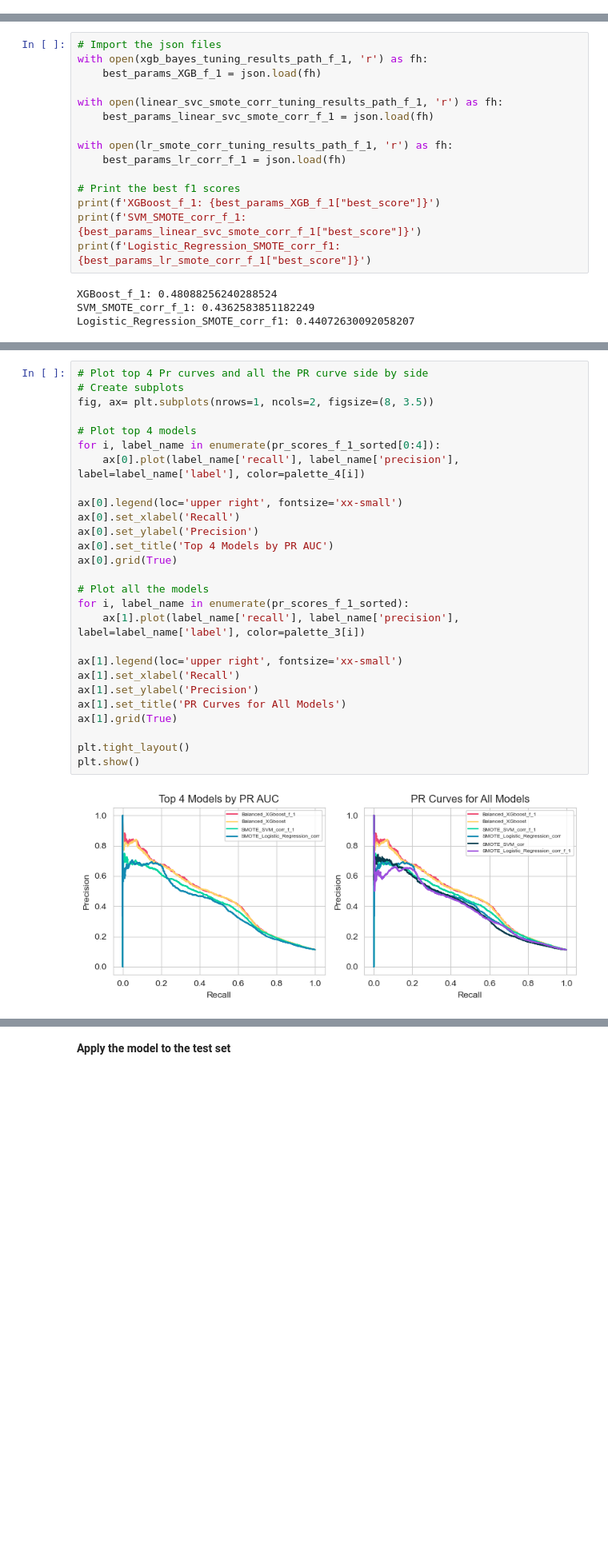
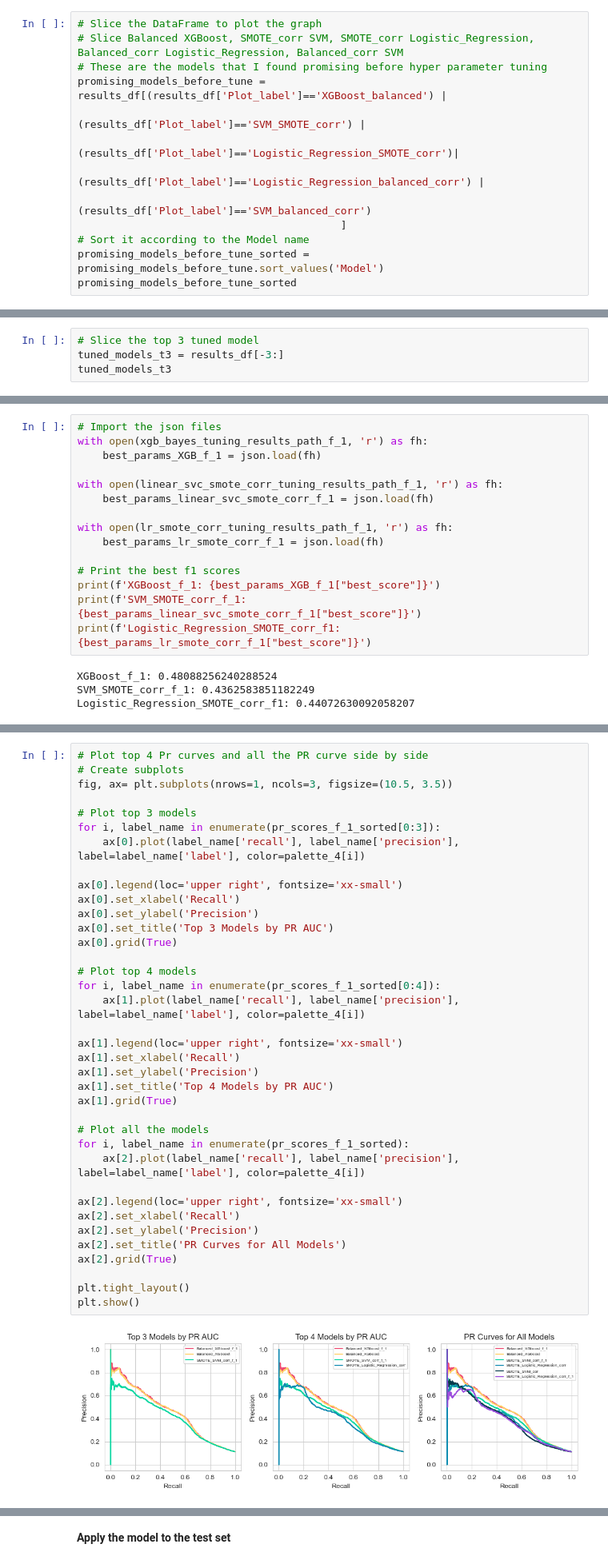
Before and after one commit to Itaru2018/bankmarketing_jupyter, a Jupyter notebook: Bank_Marketing.ipynb, the cells around one changed output, grey strips where cells are left out. Shown at 80% size. Saved outputs shown, nothing was run; the diff lists cells and outputs as text; blank space fills up the shorter version.

```diff
--- a/Bank_Marketing.ipynb
+++ b/Bank_Marketing.ipynb
@@ -1397,0 +1491,13 @@ Although Balanced_Logistic_Regression_corr shows similar overall performance, it
+# %%
+# Slice the DataFrame to plot the graph
+# Slice Balanced XGBoost, SMOTE_corr SVM, SMOTE_corr Logistic_Regression, Balanced_corr Logistic_Regression, Balanced_corr SVM
+# These are the models that I found promising before hyper parameter tuning
+promising_models_before_tune = results_df[(results_df['Plot_label']=='XGBoost_balanced') |
+                                          (results_df['Plot_label']=='SVM_SMOTE_corr') |
+                                          (results_df['Plot_label']=='Logistic_Regression_SMOTE_corr')|
+                                          (results_df['Plot_label']=='Logistic_Regression_balanced_corr') |
+                                          (results_df['Plot_label']=='SVM_balanced_corr')
+                                          ]
+# Sort it according to the Model name
+promising_models_before_tune_sorted = promising_models_before_tune.sort_values('Model')
+promising_models_before_tune_sorted
@@ -1397,0 +1511,4 @@ Although Balanced_Logistic_Regression_corr shows similar overall performance, it
+# %%
+# Slice the top 3 tuned model
+tuned_models_t3 = results_df[-3:]
+tuned_models_t3
@@ -1972,7 +2095,7 @@ with open(linear_svc_smote_corr_tuning_results_path_f_1, 'r') as fh:
     best_params_linear_svc_smote_corr_f_1 = json.load(fh)
 
 with open(lr_smote_corr_tuning_results_path_f_1, 'r') as fh:
-    best_params_lr_corr_f_1 = json.load(fh)
+    best_params_lr_smote_corr_f_1 = json.load(fh)
 
 # Print the best f1 scores
 print(f'XGBoost_f_1: {best_params_XGB_f_1["best_score"]}')
@@ -2103,29 +2226,39 @@ plt.show()
 # %%
 # Plot top 4 Pr curves and all the PR curve side by side
 # Create subplots
-fig, ax= plt.subplots(nrows=1, ncols=2, figsize=(8, 3.5))
+fig, ax= plt.subplots(nrows=1, ncols=3, figsize=(10.5, 3.5))
 
-# Plot top 4 models
-for i, label_name in enumerate(pr_scores_f_1_sorted[0:4]):
+# Plot top 3 models
+for i, label_name in enumerate(pr_scores_f_1_sorted[0:3]):
     ax[0].plot(label_name['recall'], label_name['precision'], label=label_name['label'], color=palette_4[i])
 
 ax[0].legend(loc='upper right', fontsize='xx-small')
 ax[0].set_xlabel('Recall')
 ax[0].set_ylabel('Precision')
-ax[0].set_title('Top 4 Models by PR AUC')
+ax[0].set_title('Top 3 Models by PR AUC')
 ax[0].grid(True)
 
-# Plot all the models
-for i, label_name in enumerate(pr_scores_f_1_sorted):
-    ax[1].plot(label_name['recall'], label_name['precision'], label=label_name['label'], color=palette_3[i])
+# Plot top 4 models
+for i, label_name in enumerate(pr_scores_f_1_sorted[0:4]):
+    ax[1].plot(label_name['recall'], label_name['precision'], label=label_name['label'], color=palette_4[i])
 
 ax[1].legend(loc='upper right', fontsize='xx-small')
 ax[1].set_xlabel('Recall')
 ax[1].set_ylabel('Precision')
-ax[1].set_title('PR Curves for All Models')
+ax[1].set_title('Top 4 Models by PR AUC')
 ax[1].grid(True)
+
+# Plot all the models
+for i, label_name in enumerate(pr_scores_f_1_sorted):
+    ax[2].plot(label_name['recall'], label_name['precision'], label=label_name['label'], color=palette_4[i])
+
+ax[2].legend(loc='upper right', fontsize='xx-small')
+ax[2].set_xlabel('Recall')
+ax[2].set_ylabel('Precision')
+ax[2].set_title('PR Curves for All Models')
+ax[2].grid(True)
 
 plt.tight_layout()
 plt.show()
 # %% [output]
-[figure, old version]
+[figure, new version]
```
Also changed, not shown: parts of 65 cells of this notebook, 6 other files.
